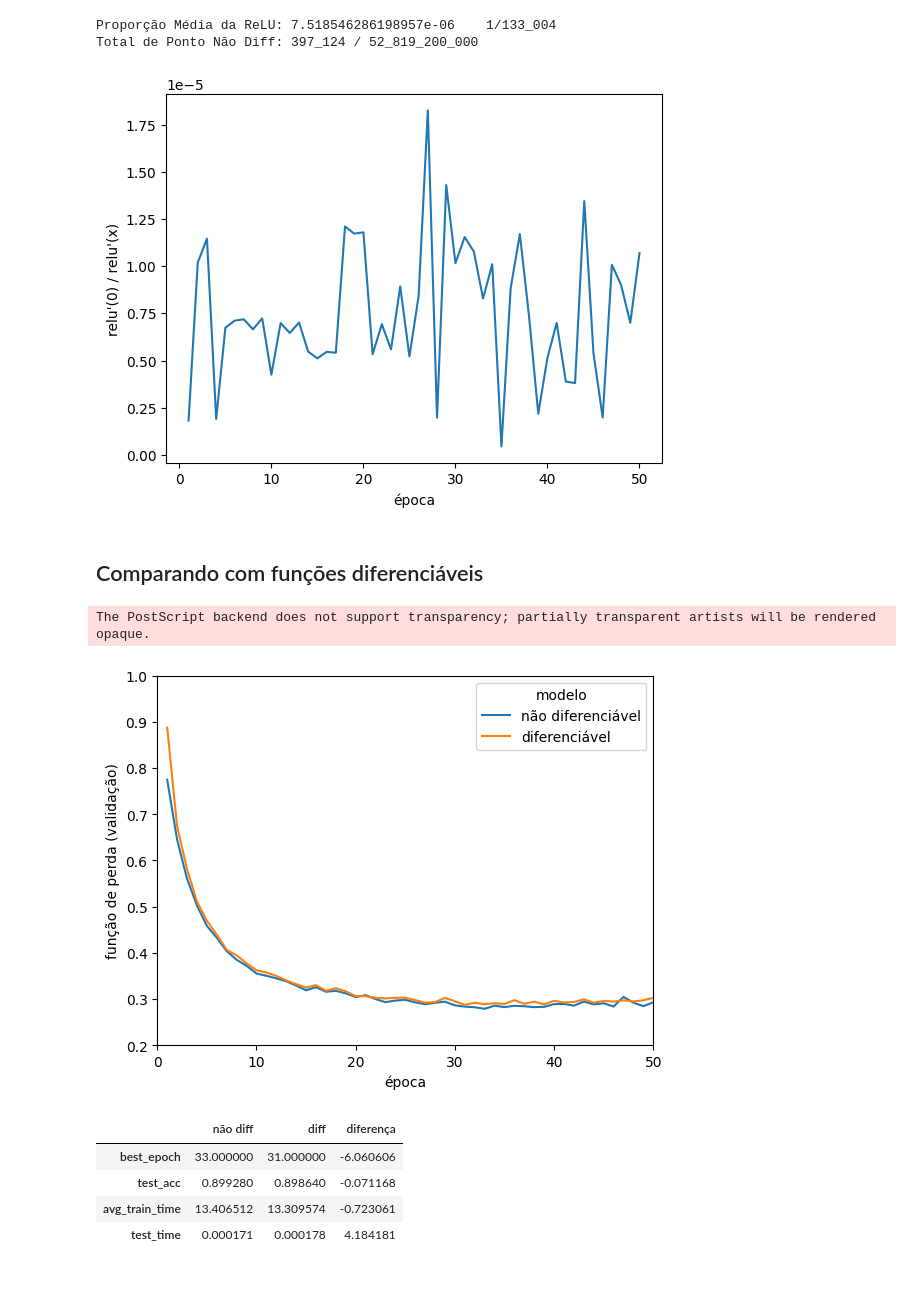
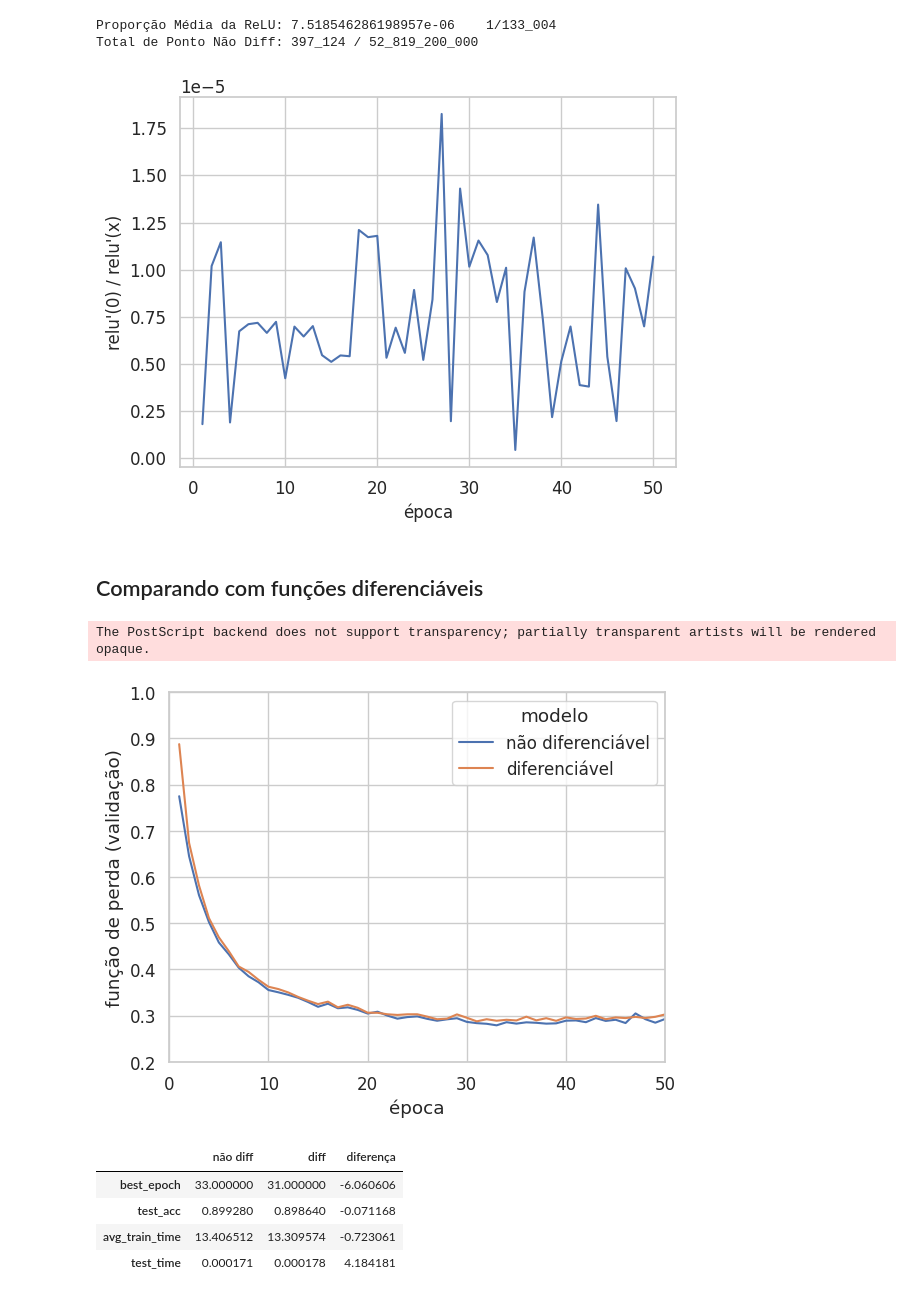
Before and after one commit to robertotomchak/ReLUDiffStudy, a Jupyter notebook: analysis_hochuli.ipynb, the cells around one changed output. Cells and saved outputs as stored; diff of their text form; code cells hidden in the pictures.

Commit message:
correcting graphics

```diff
--- a/analysis_hochuli.ipynb
+++ b/analysis_hochuli.ipynb
@@ -45,15 +45,19 @@ print(f"Total de Ponto Não Diff: {round(df_count_train['zero_relu_call'].sum())
 # %% [output]
 Proporção Média da ReLU: 7.518546286198957e-06    1/133_004
 Total de Ponto Não Diff: 397_124 / 52_819_200_000
+# %%
+sns.set_style("whitegrid", {'axes.grid' : True})
 # %%
 ax = sns.lineplot(data=df_count_train, x="epoch", y="relu_proportion")
-ax.set(xlabel="época", ylabel="relu'(0) / relu'(x)")
+ax.set_xlabel("época", fontsize=12)
+ax.set_ylabel("relu'(0) / relu'(x)", fontsize=12)
 plt.savefig('relu_proportion.eps', format='eps')
 # %% [output]
-[figure, old version]
+[figure, new version]
 # %% [markdown]
 ## Comparando com funções diferenciáveis
 # %%
+
 temp = pd.DataFrame()
 temp["original"] = df_original_train["val_loss"]
 temp["diff"] = df_diff_train["val_loss"]
@@ -69,7 +73,7 @@ ax.set_ylim(0.2, 1)
 plt.savefig('val_loss.eps', format='eps')
 # %% [output]
 The PostScript backend does not support transparency; partially transparent artists will be rendered opaque.
-[figure, old version]
+[figure, new version]
 # %%
 best_original = df_original_train[df_original_train["val_loss"] == df_original_train["val_loss"].min()]
 best_diff = df_diff_train[df_diff_train["val_loss"] == df_diff_train["val_loss"].min()]
```
Also changed, not shown: 1 other file.
